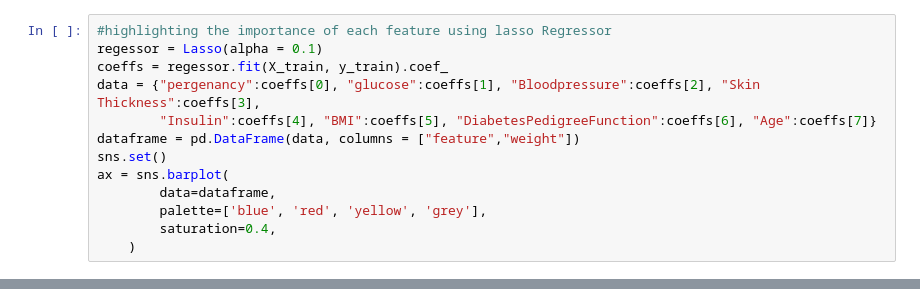
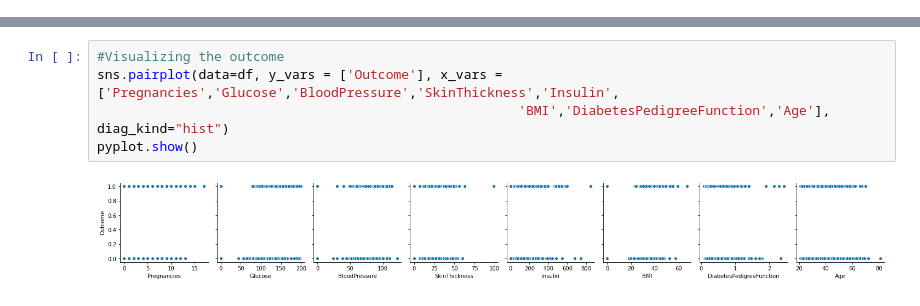
Before and after one commit to 12mohaned/Machine-learning-models, a Jupyter notebook: Machine-learning-models/diabetes_problem.ipynb, the cells around one changed output, grey strips where cells are left out. Cells and saved outputs as stored; diff of their text form.

```diff
--- a/Machine-learning-models/diabetes_problem.ipynb
+++ b/Machine-learning-models/diabetes_problem.ipynb
@@ -24,13 +41,0 @@ y_pred = knn_classifier.predict(X_test)
-# %%
-#highlighting the importance of each feature using lasso Regressor
-regessor = Lasso(alpha = 0.1)
-coeffs = regessor.fit(X_train, y_train).coef_
-data = {"pergenancy":coeffs[0], "glucose":coeffs[1], "Bloodpressure":coeffs[2], "Skin Thickness":coeffs[3],
-        "Insulin":coeffs[4], "BMI":coeffs[5], "DiabetesPedigreeFunction":coeffs[6], "Age":coeffs[7]}
-dataframe = pd.DataFrame(data, columns = ["feature","weight"])
-sns.set()
-ax = sns.barplot(
-        data=dataframe,
-        palette=['blue', 'red', 'yellow', 'grey'],
-        saturation=0.4,
-    )
@@ -38,0 +63,7 @@ ax = sns.barplot(
+# %%
+#Visualizing the outcome
+sns.pairplot(data=df, y_vars = ['Outcome'], x_vars = ['Pregnancies','Glucose','BloodPressure','SkinThickness','Insulin',
+                                                      'BMI','DiabetesPedigreeFunction','Age'], diag_kind="hist")
+pyplot.show()
+# %% [output]
+[figure, added]
```
Also changed, not shown: parts of 7 cells of this notebook.
